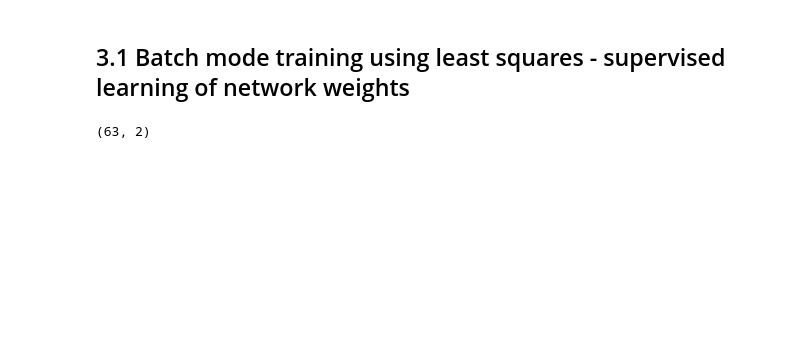
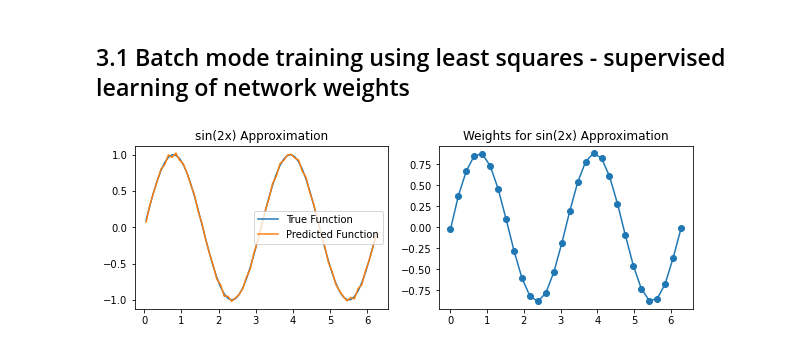
Before and after one commit to kyebinan/Deep_Learning_KTH, a Jupyter notebook: LAB2/notebook3.ipynb, the cells around one changed output. Cells and saved outputs as stored; diff of their text form; code cells hidden in the pictures; blank space fills up the shorter version.

```diff
--- a/LAB2/notebook3.ipynb
+++ b/LAB2/notebook3.ipynb
@@ -20,13 +20,15 @@ y1_test = np.sin(2 * X_test )
 y2_test = np.where(np.sin(2 * X_test) >= 0, 1, -1)
 # %%
 # Number of RBF nodes
-n = 2
+n = 30
 # Place RBF nodes evenly spaced in the input space
 centers = np.linspace(interval_start, interval_end, n)
 # Set a common variance for all nodes
 variance = 0.1
 
 network = rbf.RBFNetwork(centers[:, np.newaxis], variance)
 network.batch_least_squares(X_train[:, np.newaxis], y1_train[:, np.newaxis])
+y1_pred = network.make_prediction(X_test[:, np.newaxis])
+network.plot_prediction(X_test, y1_test, y1_pred, title="sin(2x)")
 # %% [output]
-(63, 2)
+[figure, added]
```
Also changed, not shown: parts of 2 cells of this notebook, 2 other files.
